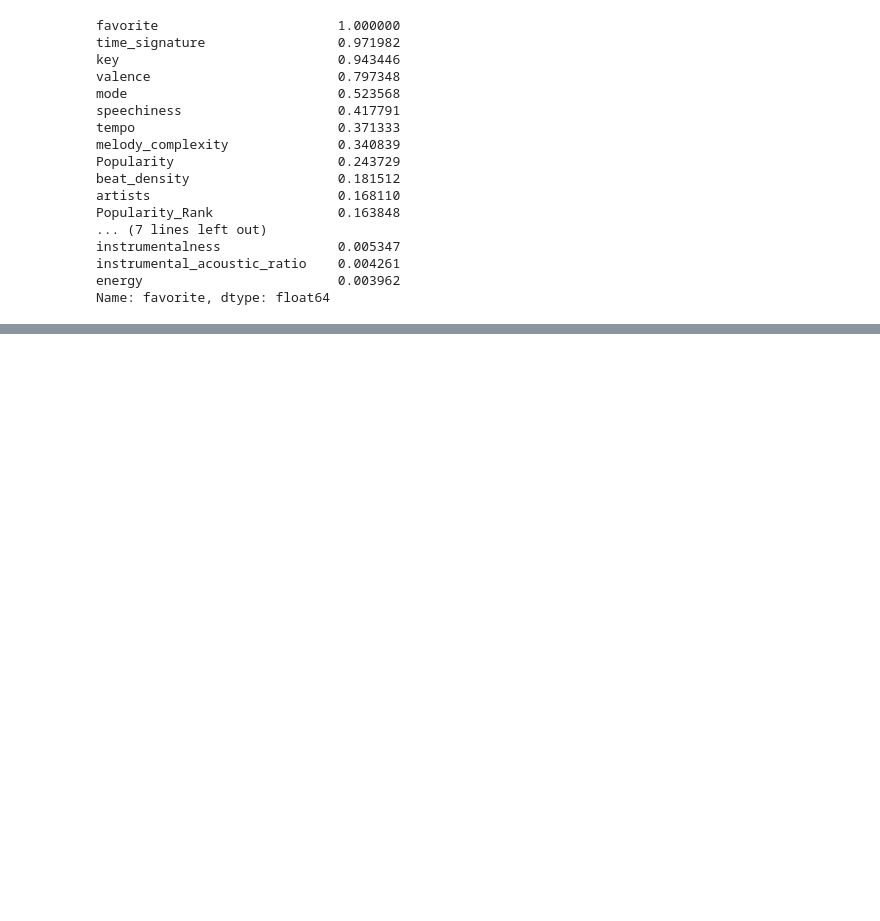
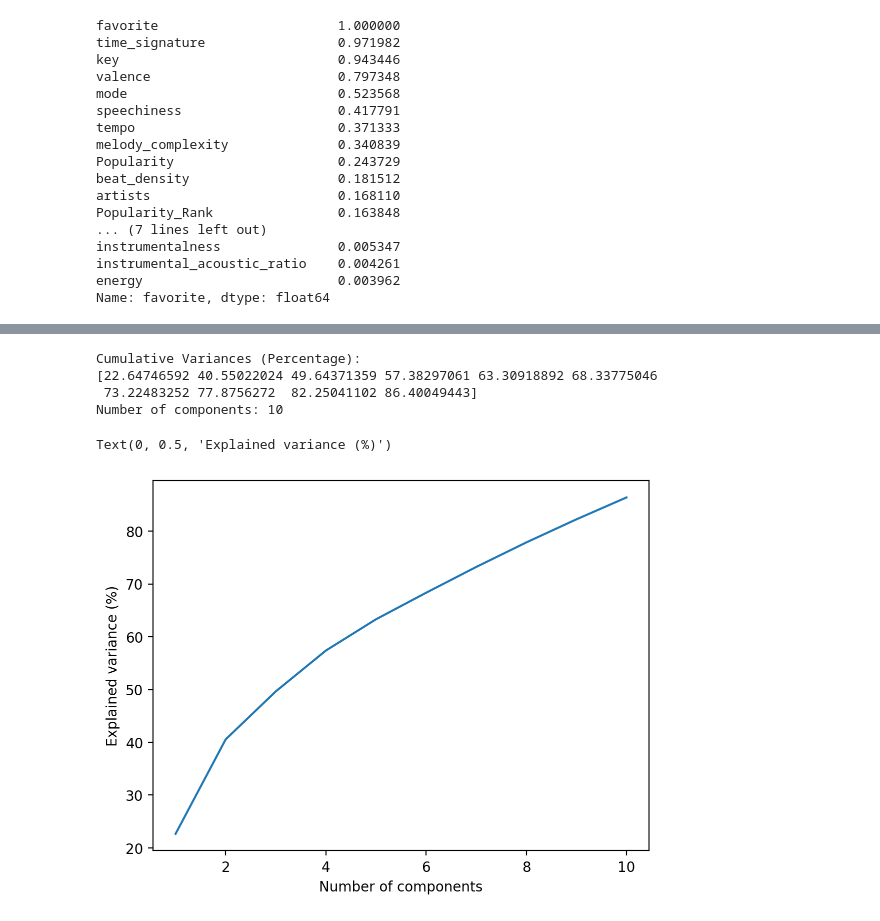
Before and after one commit to EthanFalcao/Spotify_Reccommendation_Algorithm, a Jupyter notebook: feature_selection.ipynb, the cells around one changed output, grey strips where cells are left out. Drawn from its saved outputs; the diff is of its cells as text; code cells hidden in the pictures; blank space fills up the shorter version.

```diff
--- a/feature_selection.ipynb
+++ b/feature_selection.ipynb
@@ -349,0 +455,19 @@ df_hot_num[df_hot_num['favorite'] == 1]
+# %%
+from sklearn.decomposition import PCA
+pca = PCA(n_components = 0.85)
+pca.fit(X_scaled)
+print("Cumulative Variances (Percentage):")
+print(np.cumsum(pca.explained_variance_ratio_ * 100))
+components = len(pca.explained_variance_ratio_)
+print(f'Number of components: {components}')
+# Make the scree plot
+plt.plot(range(1, components + 1), np.cumsum(pca.explained_variance_ratio_ * 100))
+plt.xlabel("Number of components")
+plt.ylabel("Explained variance (%)")
+# %% [output]
+Cumulative Variances (Percentage):
+[22.64746592 40.55022024 49.64371359 57.38297061 63.30918892 68.33775046
+ 73.22483252 77.8756272  82.25041102 86.40049443]
+Number of components: 10
+Text(0, 0.5, 'Explained variance (%)')
+[figure, added]
```
Also changed, not shown: parts of 24 cells of this notebook, 4 other files.
